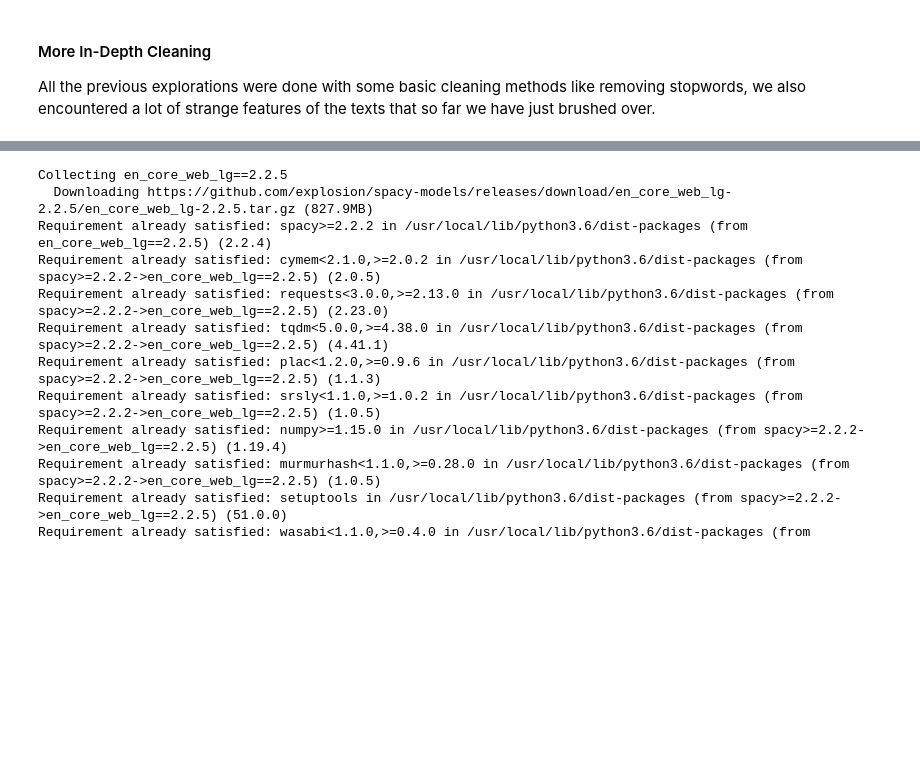
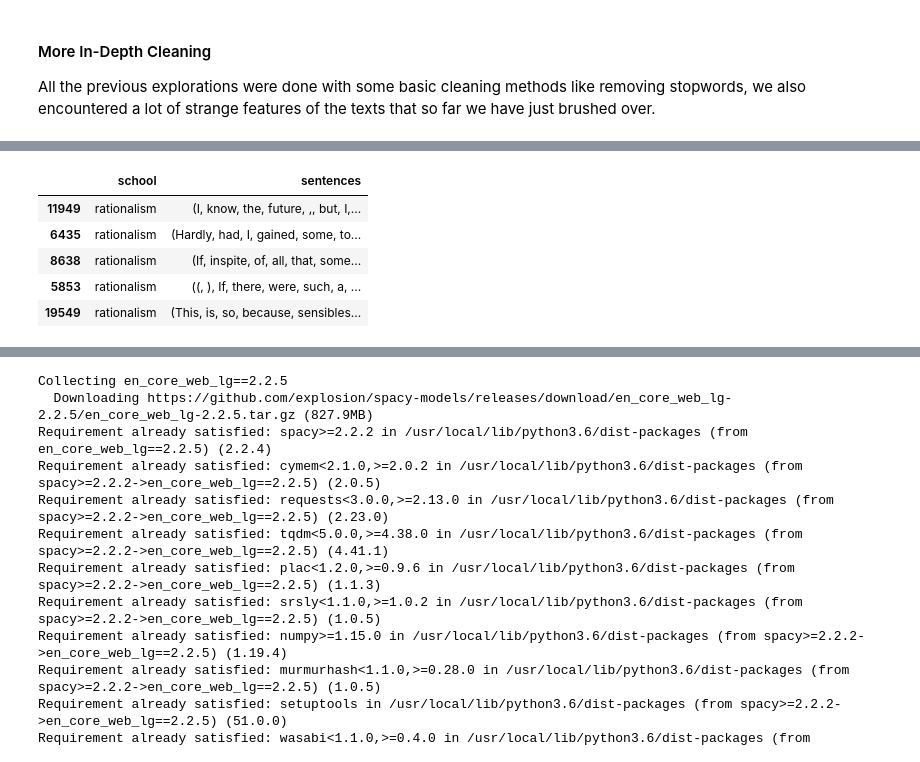
Before and after one commit to kcalizadeh/phil_nlp, a Jupyter notebook: data_load_clean.ipynb, the cells around one changed output, grey strips where cells are left out. Drawn from its saved outputs; the diff is of its cells as text; code cells hidden in the pictures; blank space fills up the shorter version.

Commit message:
working on deeper cleaning of data

```diff
--- a/data_load_clean.ipynb
+++ b/data_load_clean.ipynb
@@ -438,0 +512,11 @@ All the previous explorations were done with some basic cleaning methods like re
+# %%
+nlp.max_length = 9000000
+tokenized_text_dict = {}
+for school in text_dict_list.keys():
+  tokenized_text_dict[school] = []
+# %%
+for school in tokenized_text_dict.keys():
+  tokenized_text_dict[school] = [sent for sublist in tokenized_text_dict[school] for sent in sublist]
+# %%
+for school in tokenized_text_dict.keys():
+  print(len(tokenized_text_dict[school]))
@@ -438,0 +534,8 @@ All the previous explorations were done with some basic cleaning methods like re
+# %%
+# for school in text_dict_list.keys():
+for book in text_dict_list['rationalism']:
+  book = re.sub(r'[\x00-\x08\x0b\x0c\x0e-\x1f\x7f-\xff\xad\x0c6§\[\]\\\£\Â\n\r]', '', book)
+  book = re.sub(r'[0123456789]', ' ', book)
+  book_nlp = nlp(book, disable=['ner'])
+  tokenized_text_dict['rationalism'].append(list(book_nlp.sents))
+  # print(school + ' completed')
@@ -438,0 +555,16 @@ All the previous explorations were done with some basic cleaning methods like re
+# %%
+text_df = pd.DataFrame(columns=['school', 'sentences'])
+for school in tokenized_text_dict.keys():
+    school_df = pd.DataFrame(columns=['school', 'sentences'])
+    school_df['sentences'] = tokenized_text_dict[school]
+    school_df['school'] = school
+    text_df = text_df.append(school_df)
+
+text_df.sample(5)
+# %% [output]
+|  | school | sentences |
+| 11949 | rationalism | (I, know, the, future, ,, but, I,... |
+| 6435 | rationalism | (Hardly, had, I, gained, some, to... |
+| 8638 | rationalism | (If, inspite, of, all, that, some... |
+| 5853 | rationalism | ((, ), If, there, were, such, a, ... |
+| 19549 | rationalism | (This, is, so, because, sensibles... |
```
Also changed, not shown: parts of 31 cells of this notebook.
